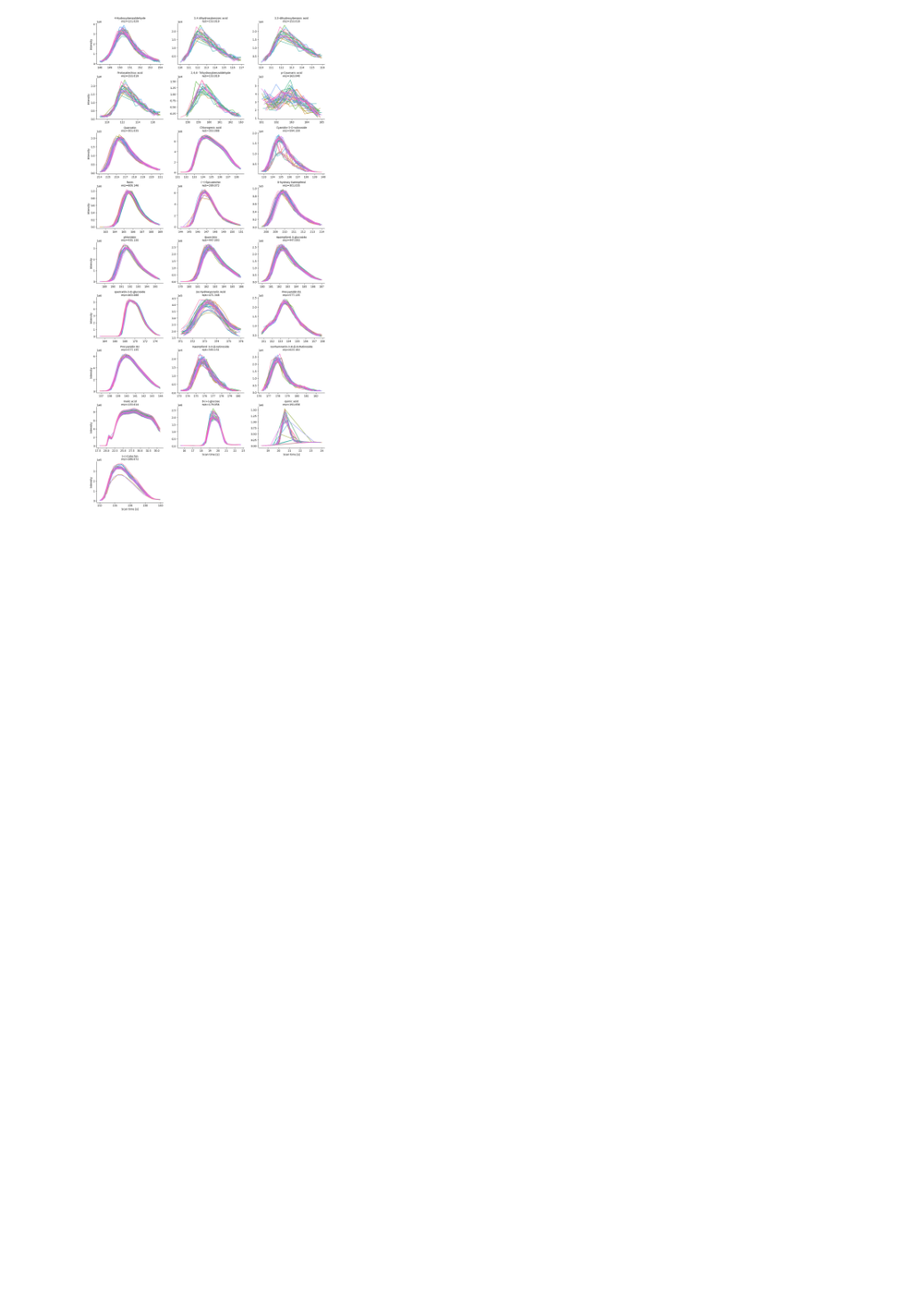
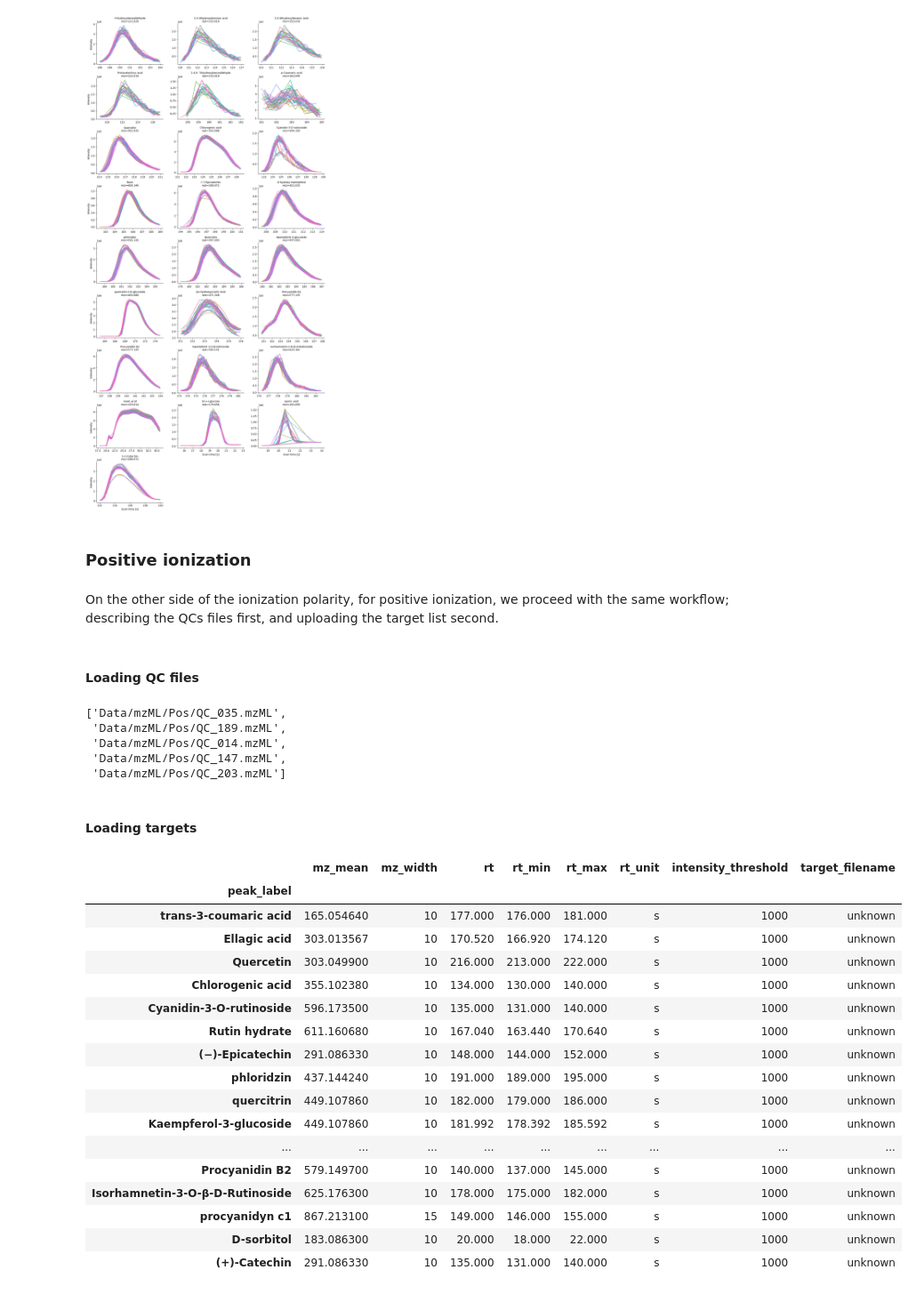
Before and after one commit to CooperstoneLab/apple_phytochemicals, a Jupyter notebook: 1_QC_targeted_integration.ipynb, the cells around one changed output. Shown at 89% size. Drawn from its saved outputs; the diff is of its cells as text; code cells hidden in the pictures; blank space fills up the shorter version.

```diff
--- a/1_QC_targeted_integration.ipynb
+++ b/1_QC_targeted_integration.ipynb
@@ -95,3 +95,44 @@ mint.plot.peak_shapes(col_wrap=3)
 # %% [output]
 <seaborn.axisgrid.FacetGrid at 0x...>
 [figure]
+# %% [markdown]
+### Positive ionization
+# %% [markdown]
+On the other side of the ionization polarity, for positive ionization, we proceed with the same workflow; describing the
+QCs files first, and uploading the target list second.
+# %% [markdown]
+#### Loading QC files
+# %%
+mint.load_files("Data/mzML/Pos/QC*")
+mint.ms_files[0:5]
+# %% [output]
+['Data/mzML/Pos/QC_035.mzML',
+ 'Data/mzML/Pos/QC_189.mzML',
+ 'Data/mzML/Pos/QC_014.mzML',
+ 'Data/mzML/Pos/QC_147.mzML',
+ 'Data/mzML/Pos/QC_203.mzML']
+# %% [markdown]
+#### Loading targets
+# %%
+targets_pos = pd.read_excel("Data/Tables/targets.xlsx", sheet_name = "target_pos")
+mint.targets = targets_pos
+mint.targets
+# %% [output]
+|  | mz_mean | mz_width | rt | rt_min | rt_max | rt_unit | intensity_threshold | target_filename |
+| peak_label |  |  |  |  |  |  |  |  |
+| trans-3-coumaric acid | 165.054640 | 10 | 177.000 | 176.000 | 181.000 | s | 1000 | unknown |
+| Ellagic acid | 303.013567 | 10 | 170.520 | 166.920 | 174.120 | s | 1000 | unknown |
+| Quercetin | 303.049900 | 10 | 216.000 | 213.000 | 222.000 | s | 1000 | unknown |
+| Chlorogenic acid | 355.102380 | 10 | 134.000 | 130.000 | 140.000 | s | 1000 | unknown |
+| Cyanidin-3-O-rutinoside | 596.173500 | 10 | 135.000 | 131.000 | 140.000 | s | 1000 | unknown |
+| Rutin hydrate | 611.160680 | 10 | 167.040 | 163.440 | 170.640 | s | 1000 | unknown |
+| (−)-Epicatechin | 291.086330 | 10 | 148.000 | 144.000 | 152.000 | s | 1000 | unknown |
+| phloridzin | 437.144240 | 10 | 191.000 | 189.000 | 195.000 | s | 1000 | unknown |
+| quercitrin | 449.107860 | 10 | 182.000 | 179.000 | 186.000 | s | 1000 | unknown |
+| Kaempferol-3-glucoside | 449.107860 | 10 | 181.992 | 178.392 | 185.592 | s | 1000 | unknown |
+| ... | ... | ... | ... | ... | ... | ... | ... | ... |
+| Procyanidin B2 | 579.149700 | 10 | 140.000 | 137.000 | 145.000 | s | 1000 | unknown |
+| Isorhamnetin-3-O-β-D-Rutinoside | 625.176300 | 10 | 178.000 | 175.000 | 182.000 | s | 1000 | unknown |
+| procyanidyn c1 | 867.213100 | 15 | 149.000 | 146.000 | 155.000 | s | 1000 | unknown |
+| D-sorbitol | 183.086300 | 10 | 20.000 | 18.000 | 22.000 | s | 1000 | unknown |
+| (+)-Catechin | 291.086330 | 10 | 135.000 | 131.000 | 140.000 | s | 1000 | unknown |
```
Also changed, not shown: parts of 7 cells of this notebook, 3 other files.
